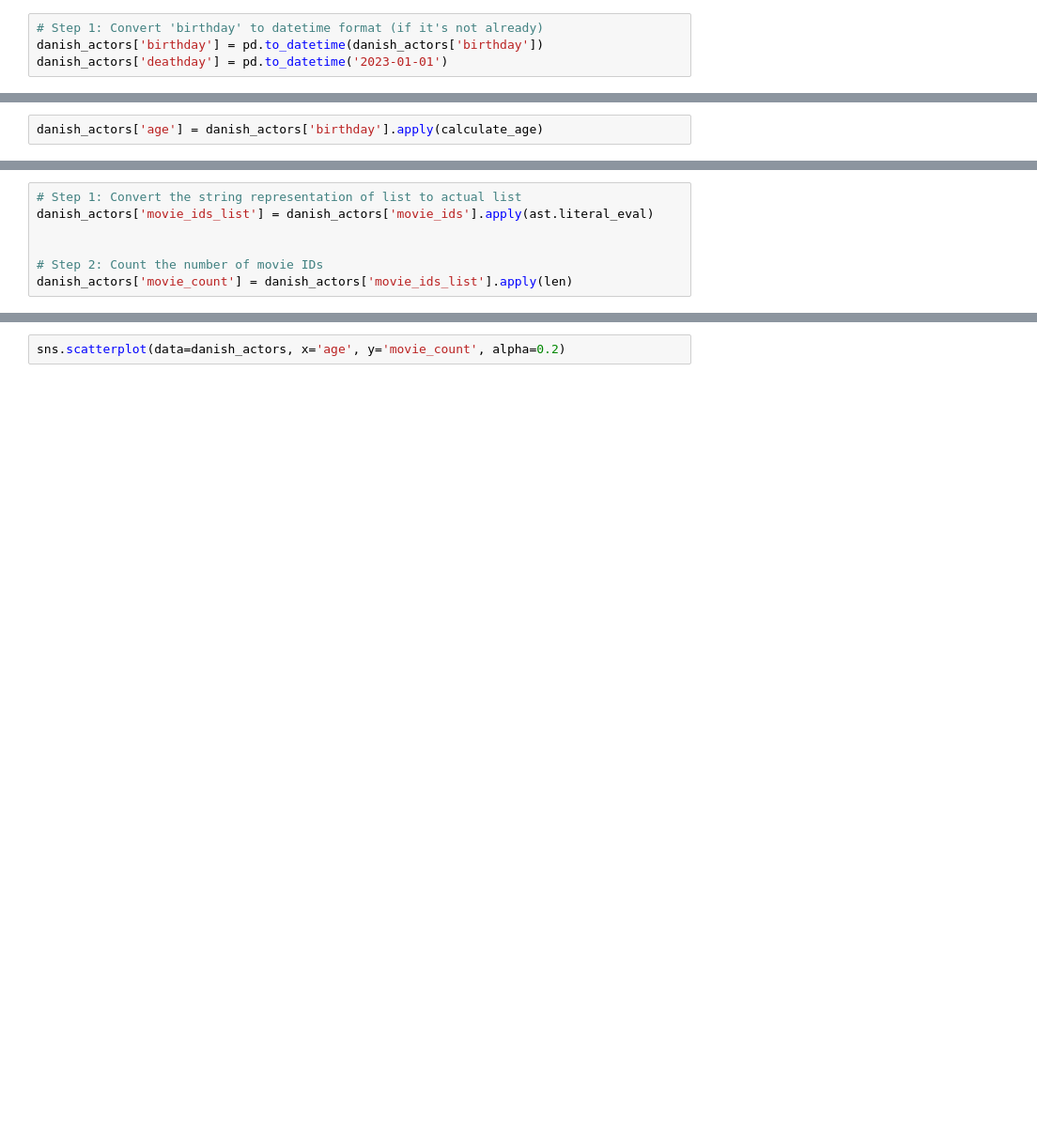
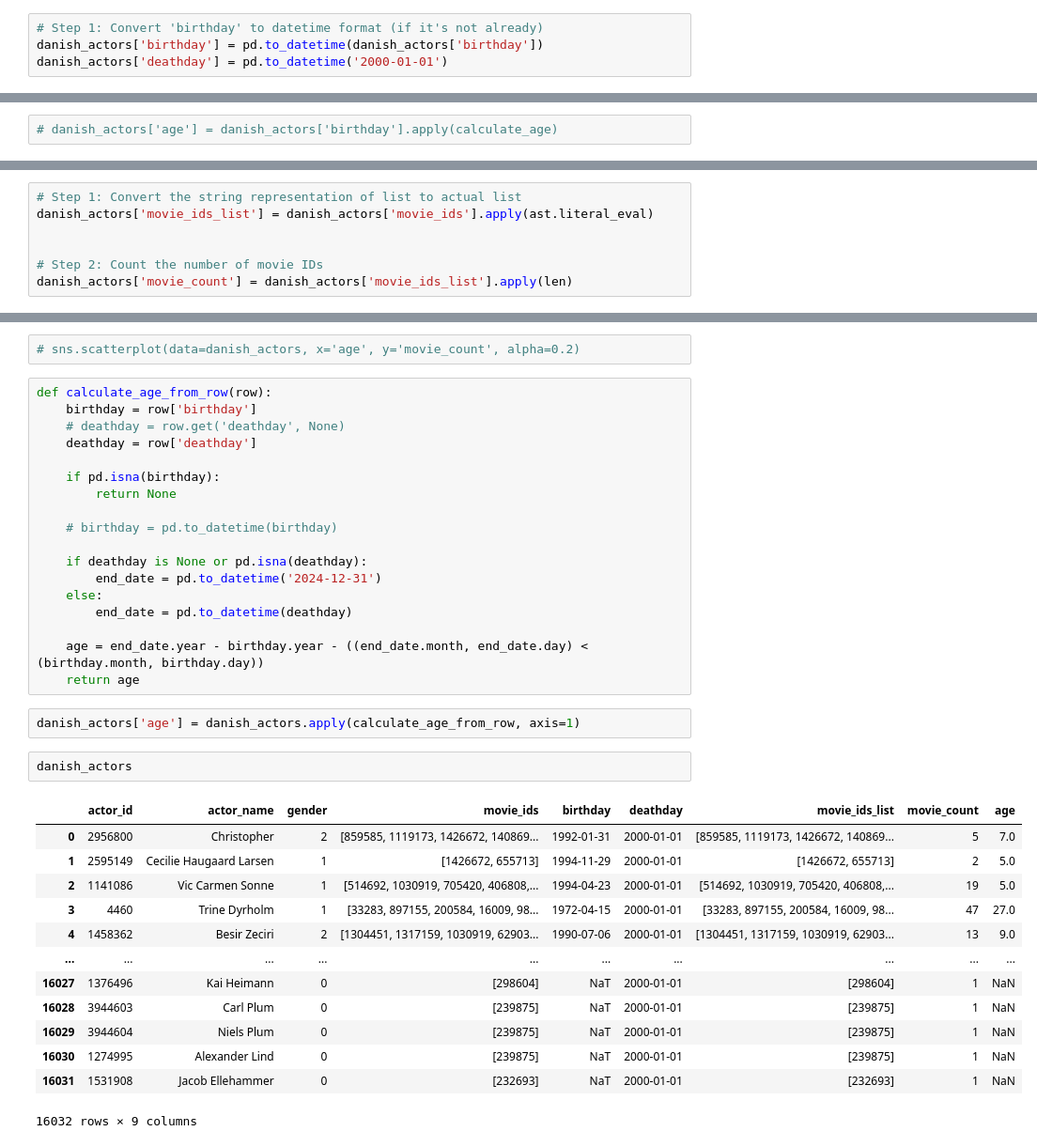
Before and after one commit to pbollhorn/bi-group-5-and-9, a Jupyter notebook: linear_regression.ipynb, the cells around one changed output, grey strips where cells are left out. Shown at 94% size. Cells and saved outputs as stored; diff of their text form; blank space fills up the shorter version.

Commit message:
now uses deathday in calculation of age

```diff
--- a/linear_regression.ipynb
+++ b/linear_regression.ipynb
@@ -58,7 +58,7 @@ memory usage: 626.4+ KB
 # %%
 # Step 1: Convert 'birthday' to datetime format (if it's not already)
 danish_actors['birthday'] = pd.to_datetime(danish_actors['birthday'])
-danish_actors['deathday'] = pd.to_datetime('2023-01-01')
+danish_actors['deathday'] = pd.to_datetime('2000-01-01')
 # %%
 def calculate_age(birthday, deathday=None):
     if deathday is None:
@@ -69,4 +69,4 @@ def calculate_age(birthday, deathday=None):
     age = end_date.year - birthday.year - ((end_date.month, end_date.day) < (birthday.month, birthday.day))
     return age
 # %%
-danish_actors['age'] = danish_actors['birthday'].apply(calculate_age)
+# danish_actors['age'] = danish_actors['birthday'].apply(calculate_age)
@@ -88,2 +130,38 @@ danish_actors.info()
 # %%
-sns.scatterplot(data=danish_actors, x='age', y='movie_count', alpha=0.2)
+# sns.scatterplot(data=danish_actors, x='age', y='movie_count', alpha=0.2)
+# %%
+def calculate_age_from_row(row):
+    birthday = row['birthday']
+    # deathday = row.get('deathday', None)
+    deathday = row['deathday']
+
+    if pd.isna(birthday):
+        return None
+
+    # birthday = pd.to_datetime(birthday)
+
+    if deathday is None or pd.isna(deathday):
+        end_date = pd.to_datetime('2024-12-31')
+    else:
+        end_date = pd.to_datetime(deathday)
+
+    age = end_date.year - birthday.year - ((end_date.month, end_date.day) < (birthday.month, birthday.day))
+    return age
+# %%
+danish_actors['age'] = danish_actors.apply(calculate_age_from_row, axis=1)
+# %%
+danish_actors
+# %% [output]
+|  | actor_id | actor_name | gender | movie_ids | birthday | deathday | movie_ids_list | movie_count | age |
+| 0 | 2956800 | Christopher | 2 | [859585, 1119173, 1426672, 140869... | 1992-01-31 | 2000-01-01 | [859585, 1119173, 1426672, 140869... | 5 | 7.0 |
+| 1 | 2595149 | Cecilie Haugaard Larsen | 1 | [1426672, 655713] | 1994-11-29 | 2000-01-01 | [1426672, 655713] | 2 | 5.0 |
+| 2 | 1141086 | Vic Carmen Sonne | 1 | [514692, 1030919, 705420, 406808,... | 1994-04-23 | 2000-01-01 | [514692, 1030919, 705420, 406808,... | 19 | 5.0 |
+| 3 | 4460 | Trine Dyrholm | 1 | [33283, 897155, 200584, 16009, 98... | 1972-04-15 | 2000-01-01 | [33283, 897155, 200584, 16009, 98... | 47 | 27.0 |
+| 4 | 1458362 | Besir Zeciri | 2 | [1304451, 1317159, 1030919, 62903... | 1990-07-06 | 2000-01-01 | [1304451, 1317159, 1030919, 62903... | 13 | 9.0 |
+| ... | ... | ... | ... | ... | ... | ... | ... | ... | ... |
+| 16027 | 1376496 | Kai Heimann | 0 | [298604] | NaT | 2000-01-01 | [298604] | 1 | NaN |
+| 16028 | 3944603 | Carl Plum | 0 | [239875] | NaT | 2000-01-01 | [239875] | 1 | NaN |
+| 16029 | 3944604 | Niels Plum | 0 | [239875] | NaT | 2000-01-01 | [239875] | 1 | NaN |
+| 16030 | 1274995 | Alexander Lind | 0 | [239875] | NaT | 2000-01-01 | [239875] | 1 | NaN |
+| 16031 | 1531908 | Jacob Ellehammer | 0 | [232693] | NaT | 2000-01-01 | [232693] | 1 | NaN |
+16032 rows × 9 columns
```
Also changed, not shown: parts of 5 cells of this notebook.
